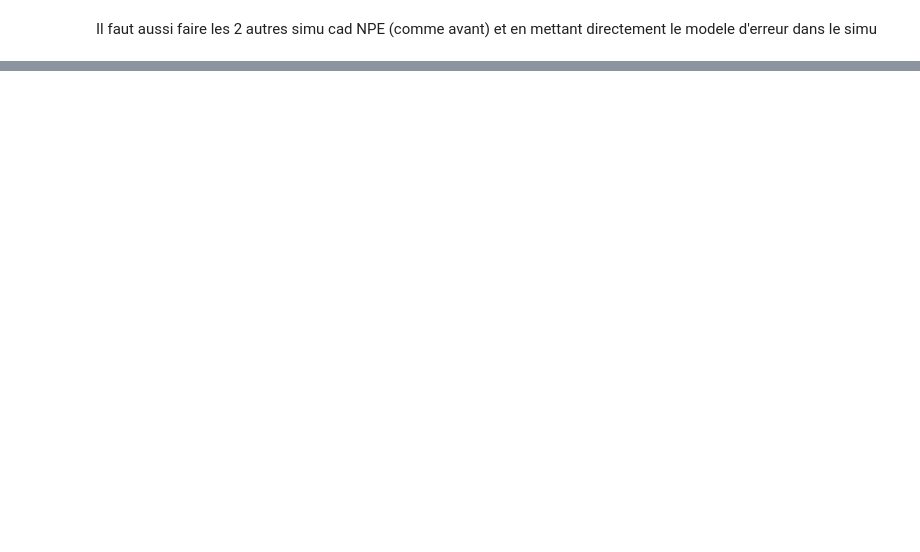
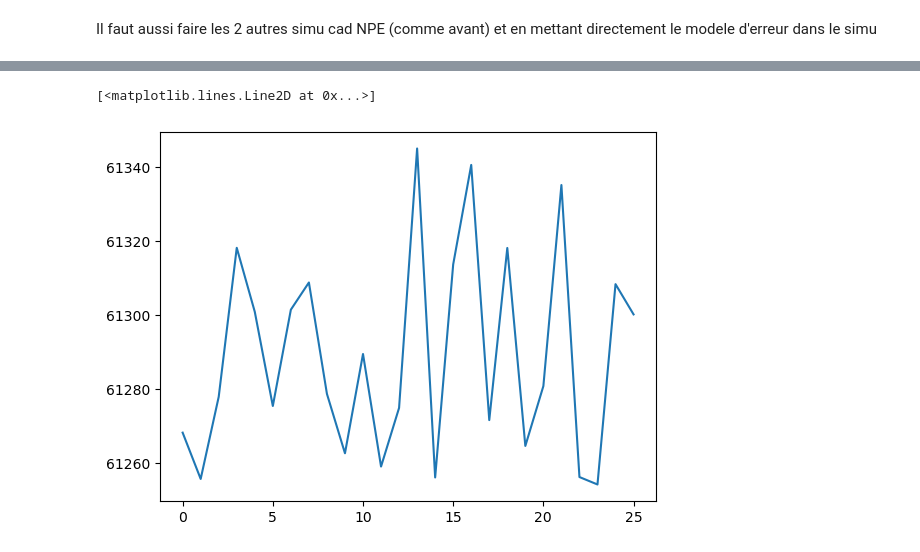
Before and after one commit to MouzaouiMatthieu/PFE, a Jupyter notebook: Robust_NPE.ipynb, the cells around one changed output, grey strips where cells are left out. Saved outputs shown, nothing was run; the diff lists cells and outputs as text; code cells hidden in the pictures; blank space fills up the shorter version.

```diff
--- a/Robust_NPE.ipynb
+++ b/Robust_NPE.ipynb
@@ -163,0 +232,42 @@ Il faut aussi faire les 2 autres simu cad NPE (comme avant) et en mettant direct
+# %%
+q_NPE_noisy = zuko.flows.NSF(1,2, hidden_features=[5]*1)
+# %%
+#Creates the dataset & loaded
+dataset = TensorDataset(thetas_vect, X_noisy)
+batch_size = 256
+loader = DataLoader(dataset,batch_size,shuffle=True)
+#Param for training
+max_epochs = 50
+learning_rate_NSF = 5*10e-4
+epsilon = 1e-3
+#Optim
+optimizer = torch.optim.Adam(q_NPE_noisy.parameters(), learning_rate_NSF)
+#Preparing for ealry stop
+with torch.no_grad():
+    previous_loss = -q_NPE_noisy(X_noisy_test).log_prob(thetas_test).mean()
+counter=1
+patience = 5
+losses = []
+#Training
+for epoch in range(max_epochs):
+    print(f" Epoch = {epoch+1}")
+    losses_epoch = 0
+    for batch_idx, batch in enumerate(loader):
+
+        thetas_batch, x_batch = batch
+        loss = -q_NPE_noisy(x_batch).log_prob(thetas_batch).mean()
+        optimizer.zero_grad()
+        loss.backward()
+        optimizer.step()
+        losses_epoch += loss.detach().item()
+    losses.append(losses_epoch)
+    # Checking for improvment
+    with torch.no_grad():
+        loss_test = -q_NPE_noisy(X_noisy_test).log_prob(thetas_test).mean()
+        if np.abs(loss_test - previous_loss) < epsilon:
+            counter += 1
+        if counter == patience:
+            print(f"Early stop at epoch {epoch}")
+            break
+        previous_loss = loss_test
+    print(f"Loss on the validation set = {previous_loss}")
@@ -163,0 +292,6 @@ Il faut aussi faire les 2 autres simu cad NPE (comme avant) et en mettant direct
+# %%
+import matplotlib.pyplot as plt
+plt.plot(losses)
+# %% [output]
+[<matplotlib.lines.Line2D at 0x...>]
+[figure, added]
```
Also changed, not shown: parts of 16 cells of this notebook.
